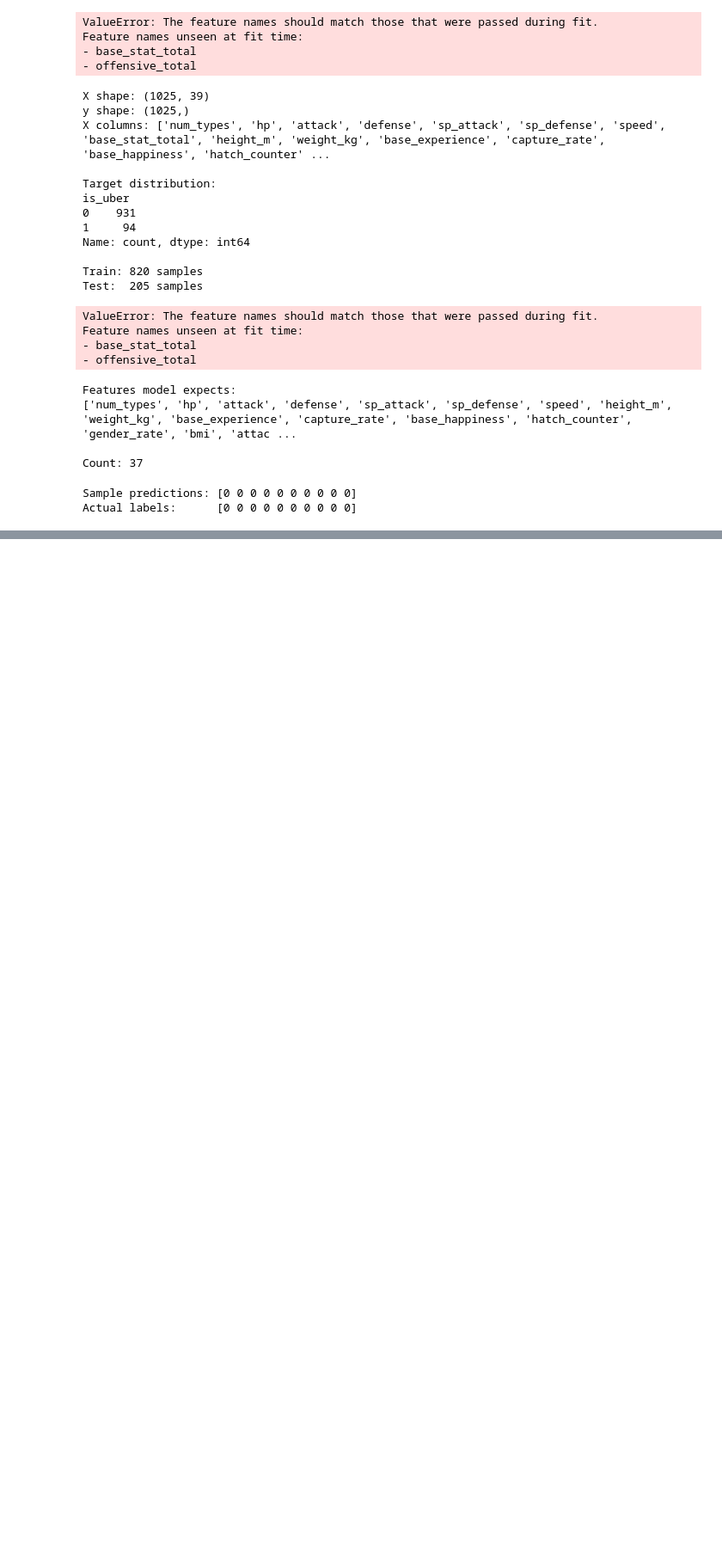
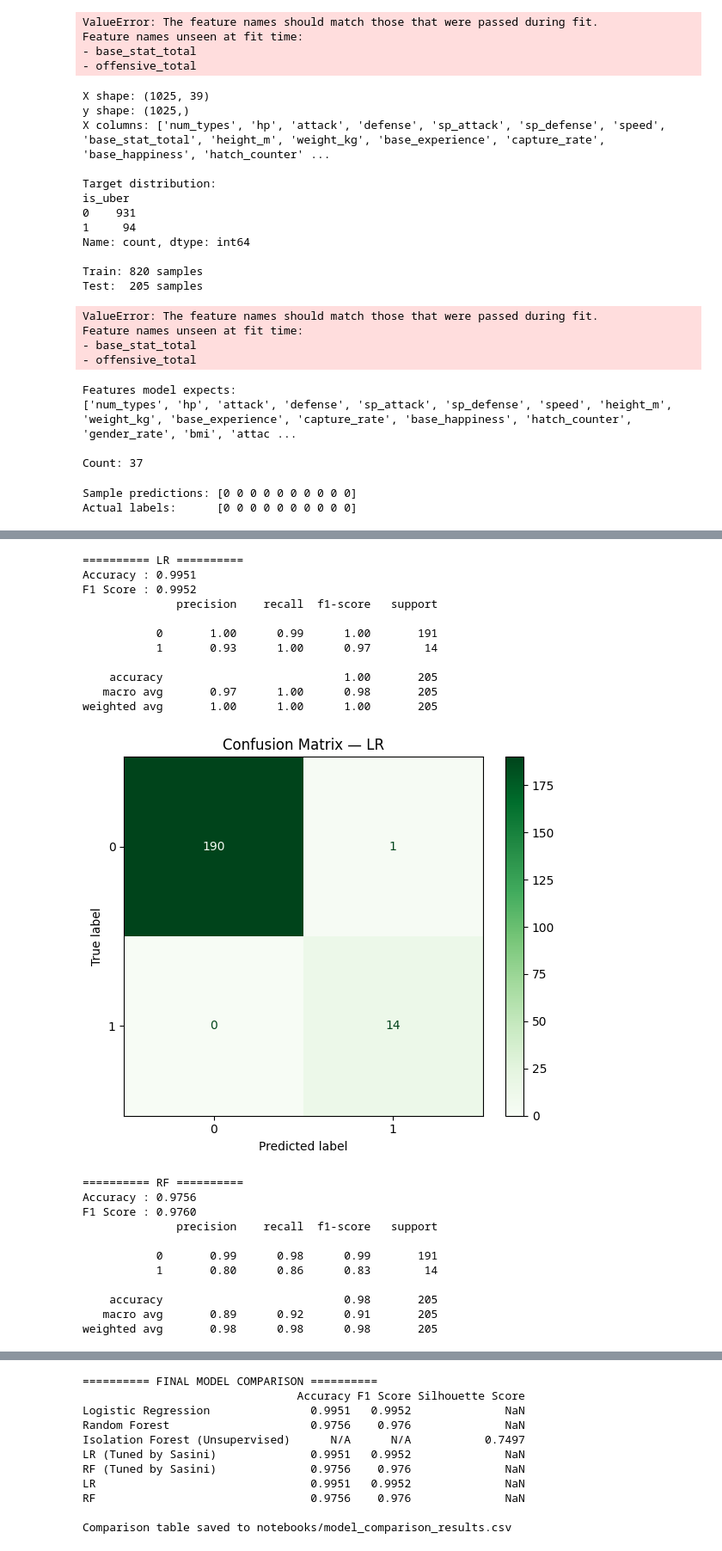
Before and after one commit to Lilvamp237/Predictive-Meta-Balance-System-for-Pokemon, a Jupyter notebook: poke-balance-sentinel/notebooks/model_evaluation.ipynb, the cells around one changed output, grey strips where cells are left out. Shown at 86% size. Saved outputs shown, nothing was run; the diff lists cells and outputs as text; code cells hidden in the pictures; blank space fills up the shorter version.

```diff
--- a/poke-balance-sentinel/notebooks/model_evaluation.ipynb
+++ b/poke-balance-sentinel/notebooks/model_evaluation.ipynb
@@ -267,0 +529,54 @@ Actual labels:      [0 0 0 0 0 0 0 0 0 0]
+# %%
+# Evaluate tuned models & Compare All Results
+
+tuned_models = {"LR": best_lr, "RF": best_rf}
+
+for name, model in tuned_models.items():
+    y_pred = model.predict(X_test)
+    acc = accuracy_score(y_test, y_pred)
+    f1  = f1_score(y_test, y_pred, average='weighted')
+    results[name] = {"Accuracy": round(acc, 4), "F1 Score": round(f1, 4)}
+    print(f"\n========== {name} ==========")
+    print(f"Accuracy : {acc:.4f}")
+    print(f"F1 Score : {f1:.4f}")
+    print(classification_report(y_test, y_pred))
+
+    fig, ax = plt.subplots(figsize=(6, 5))
+    ConfusionMatrixDisplay.from_predictions(y_test, y_pred, ax=ax, cmap="Greens")
+    ax.set_title(f"Confusion Matrix — {name}")
+    plt.tight_layout()
+    plt.savefig(f'../notebooks/{name.replace(" ","_")}_confusion_matrix.png', dpi=150)
+    plt.show()
+
+# Final comparison table
+results_df = pd.DataFrame(results).T
+print("\n========== FINAL MODEL COMPARISON ==========")
+print(results_df)
+
+# Save as CSV
+results_df.to_csv('../notebooks/model_comparison_results.csv')
+print("\nComparison table saved to notebooks/model_comparison_results.csv")
+# %% [output]
+========== LR ==========
+Accuracy : 0.9951
+F1 Score : 0.9952
+              precision    recall  f1-score   support
+
+           0       1.00      0.99      1.00       191
+           1       0.93      1.00      0.97        14
+
+    accuracy                           1.00       205
+   macro avg       0.97      1.00      0.98       205
+weighted avg       1.00      1.00      1.00       205
+[figure, added]
+========== RF ==========
+Accuracy : 0.9756
+F1 Score : 0.9760
+              precision    recall  f1-score   support
+
+           0       0.99      0.98      0.99       191
+           1       0.80      0.86      0.83        14
+
+    accuracy                           0.98       205
+   macro avg       0.89      0.92      0.91       205
+weighted avg       0.98      0.98      0.98       205
@@ -267,0 +584,11 @@ Actual labels:      [0 0 0 0 0 0 0 0 0 0]
+========== FINAL MODEL COMPARISON ==========
+                                Accuracy F1 Score Silhouette Score
+Logistic Regression               0.9951   0.9952              NaN
+Random Forest                     0.9756    0.976              NaN
+Isolation Forest (Unsupervised)      N/A      N/A           0.7497
+LR (Tuned by Sasini)              0.9951   0.9952              NaN
+RF (Tuned by Sasini)              0.9756    0.976              NaN
+LR                                0.9951   0.9952              NaN
+RF                                0.9756    0.976              NaN
+
+Comparison table saved to notebooks/model_comparison_results.csv
```
Also changed, not shown: parts of 9 cells of this notebook, 8 other files.
